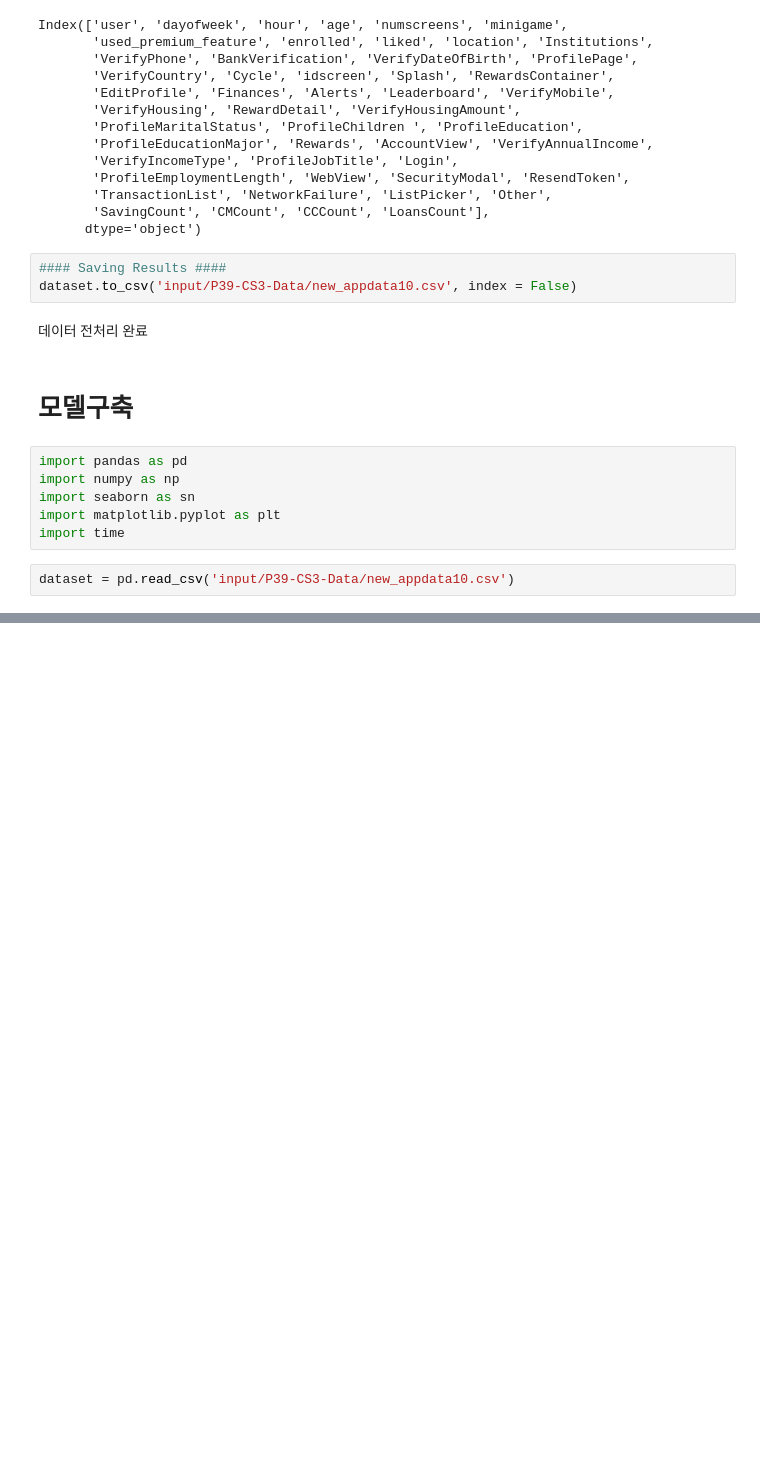
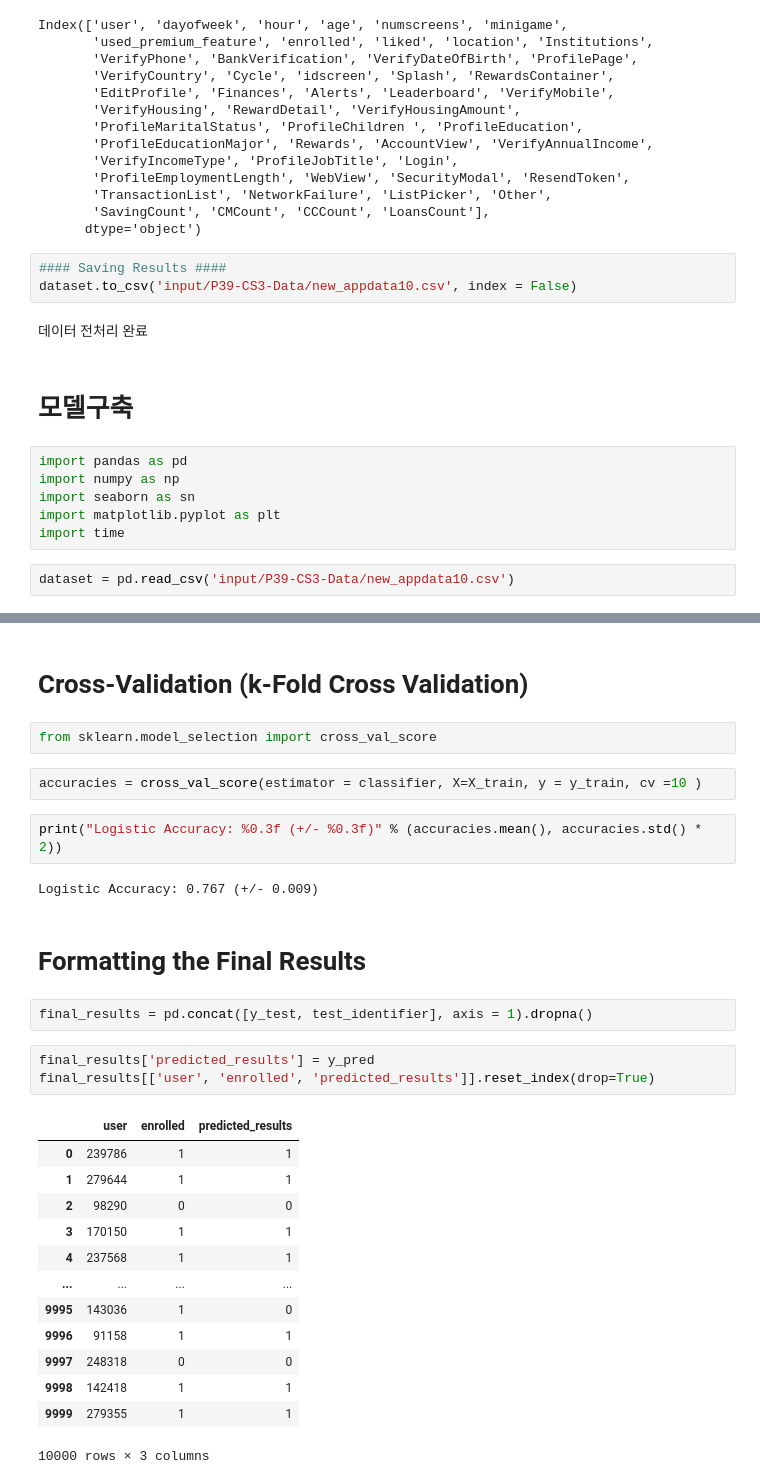
Before and after one commit to Gaebobman/Machine-learning, a Jupyter notebook: App Behavior Analysis.ipynb, the cells around one changed output, grey strips where cells are left out. Saved outputs shown, nothing was run; the diff lists cells and outputs as text; blank space fills up the shorter version.

```diff
--- a/App Behavior Analysis.ipynb
+++ b/App Behavior Analysis.ipynb
@@ -339,0 +422,31 @@ dataset = dataset.drop(columns = 'enrolled')
+# %% [markdown]
+# Cross-Validation (k-Fold Cross Validation)
+# %%
+from sklearn.model_selection import cross_val_score
+# %%
+accuracies = cross_val_score(estimator = classifier, X=X_train, y = y_train, cv =10 )
+# %%
+print("Logistic Accuracy: %0.3f (+/- %0.3f)" % (accuracies.mean(), accuracies.std() * 2))
+# %% [output]
+Logistic Accuracy: 0.767 (+/- 0.009)
+# %% [markdown]
+# Formatting the Final Results
+# %%
+final_results = pd.concat([y_test, test_identifier], axis = 1).dropna()
+# %%
+final_results['predicted_results'] = y_pred
+final_results[['user', 'enrolled', 'predicted_results']].reset_index(drop=True)
+# %% [output]
+|  | user | enrolled | predicted_results |
+| 0 | 239786 | 1 | 1 |
+| 1 | 279644 | 1 | 1 |
+| 2 | 98290 | 0 | 0 |
+| 3 | 170150 | 1 | 1 |
+| 4 | 237568 | 1 | 1 |
+| ... | ... | ... | ... |
+| 9995 | 143036 | 1 | 0 |
+| 9996 | 91158 | 1 | 1 |
+| 9997 | 248318 | 0 | 0 |
+| 9998 | 142418 | 1 | 1 |
+| 9999 | 279355 | 1 | 1 |
+10000 rows × 3 columns
```
Also changed, not shown: parts of 21 cells of this notebook.
